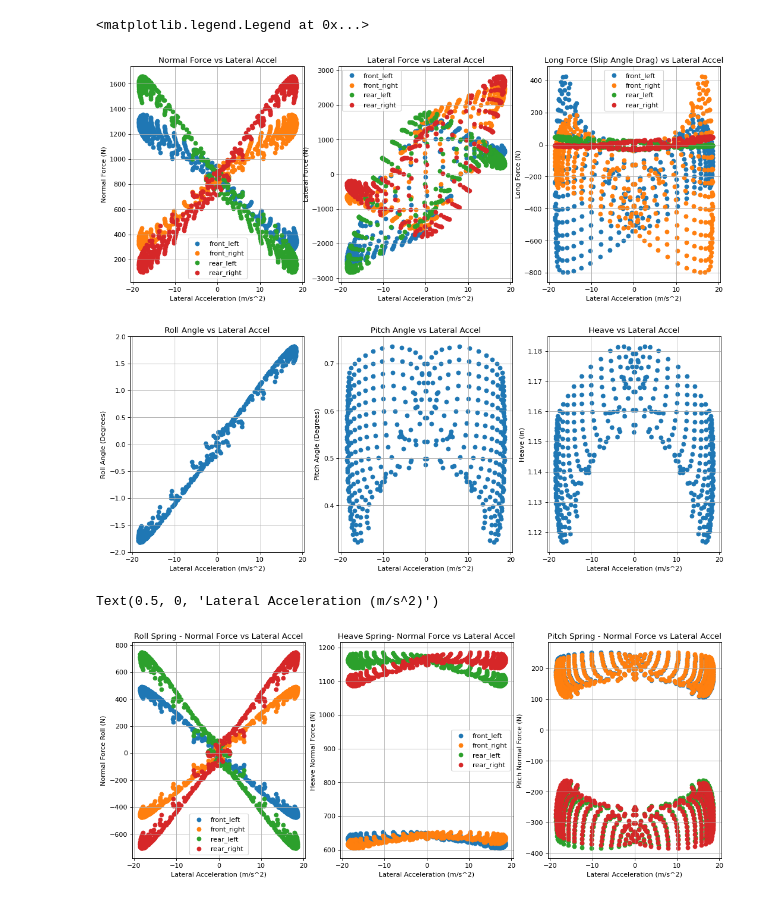
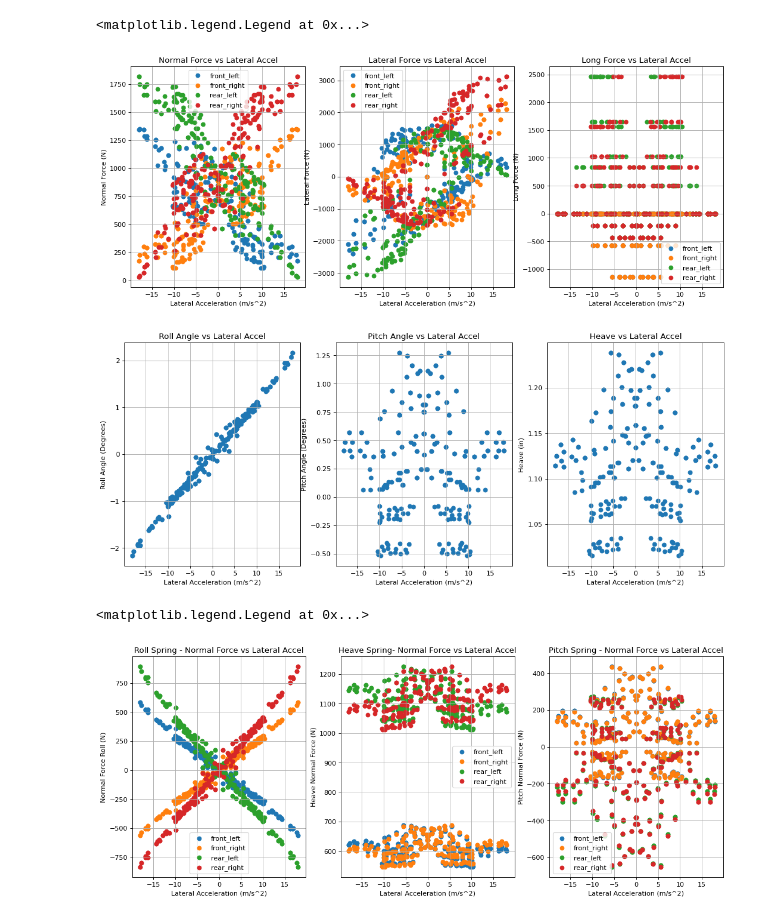
Before and after one commit to LonghornRacingElectric/magic_moment_method, a Jupyter notebook: analysis/MMM_plotter.ipynb, the cells around one changed output. Cells and saved outputs as stored; diff of their text form; code cells hidden in the pictures.

```diff
--- a/analysis/MMM_plotter.ipynb
+++ b/analysis/MMM_plotter.ipynb
@@ -30,0 +18,7 @@ for index, row in df.iterrows():
+# %%
+df = pd.read_csv("MMM.csv")
+tires = ["front_left", "front_right", "rear_left", "rear_right"]
+df = df[(df["roll"]*180/np.pi < 3) & (df["yaw_acceleration"] < 100)]
+for tire in tires:
+    x = df[f"{tire}_tire_is_saturated"]
+    df = df[(df[f"{tire}_tire_is_saturated"] == False) & (df[f"{tire}_tire_tire_centric_forces_2"] > 1) & (df[f"{tire}_tire_tire_centric_forces_2"] < 4000)]
@@ -63,32 +79,31 @@ Text(0.5, 1.0, 'Milliken Moment Method \n Blue -> Discrete Steered Angle (deg);
 # %%
 fig, axs = plt.subplots(1,3,figsize=(16, 6), dpi=80)
-
 for tire in tires:
     axs[0].scatter(df["vehicle_accelerations_NTB_1"], df[f"{tire}_tire_tire_centric_forces_2"], label = tire)
 axs[0].set_title("Normal Force vs Lateral Accel")
 axs[0].grid()
 axs[0].set_ylabel("Normal Force (N)")
 axs[0].set_xlabel("Lateral Acceleration (m/s^2)")
 axs[0].legend()
 
 for tire in tires:
-    axs[1].scatter(df["vehicle_accelerations_NTB_1"], df[f"{tire}_tire_vehicle_centric_forces_1"], label = tire)
+    axs[1].scatter(df["vehicle_accelerations_NTB_1"], df[f"{tire}_tire_tire_centric_forces_1"], label = tire)
 axs[1].set_title("Lateral Force vs Lateral Accel")
 axs[1].grid()
 axs[1].set_ylabel("Lateral Force (N)")
 axs[1].set_xlabel("Lateral Acceleration (m/s^2)")
 axs[1].legend()
 
 for tire in tires:
-    axs[2].scatter(df["vehicle_accelerations_NTB_1"], df[f"{tire}_tire_vehicle_centric_forces_0"], label = tire)
-axs[2].set_title("Long Force (Slip Angle Drag) vs Lateral Accel")
+    axs[2].scatter(df["vehicle_accelerations_NTB_1"], df[f"{tire}_tire_tire_centric_forces_0"], label = tire)
+axs[2].set_title("Long Force vs Lateral Accel")
 axs[2].grid()
 axs[2].set_ylabel("Long Force (N)")
 axs[2].set_xlabel("Lateral Acceleration (m/s^2)")
 axs[2].legend()
 # %% [output]
 <matplotlib.legend.Legend at 0x...>
-[figure, old version]
+[figure, new version]
 # %%
 fig, axs = plt.subplots(1,3,figsize=(16, 6), dpi=80)
 
@@ -110,7 +125,7 @@ axs[2].set_ylabel('Heave (in)')
 axs[2].set_title("Heave vs Lateral Accel")
 axs[2].grid()
 # %% [output]
-[figure, old version]
+[figure, new version]
 # %%
 fig, axs = plt.subplots(1,3,figsize=(16, 6), dpi=80)
 
@@ -136,7 +151,8 @@ axs[2].set_title("Pitch Spring - Normal Force vs Lateral Accel")
 axs[2].grid()
 axs[2].set_ylabel("Pitch Normal Force (N)")
 axs[2].set_xlabel("Lateral Acceleration (m/s^2)")
+axs[2].legend()
 # %% [output]
-Text(0.5, 0, 'Lateral Acceleration (m/s^2)')
+<matplotlib.legend.Legend at 0x...>
-[figure, old version]
+[figure, new version]
 # %%
```
Also changed, not shown: parts of 21 cells of this notebook, 32 other files.
